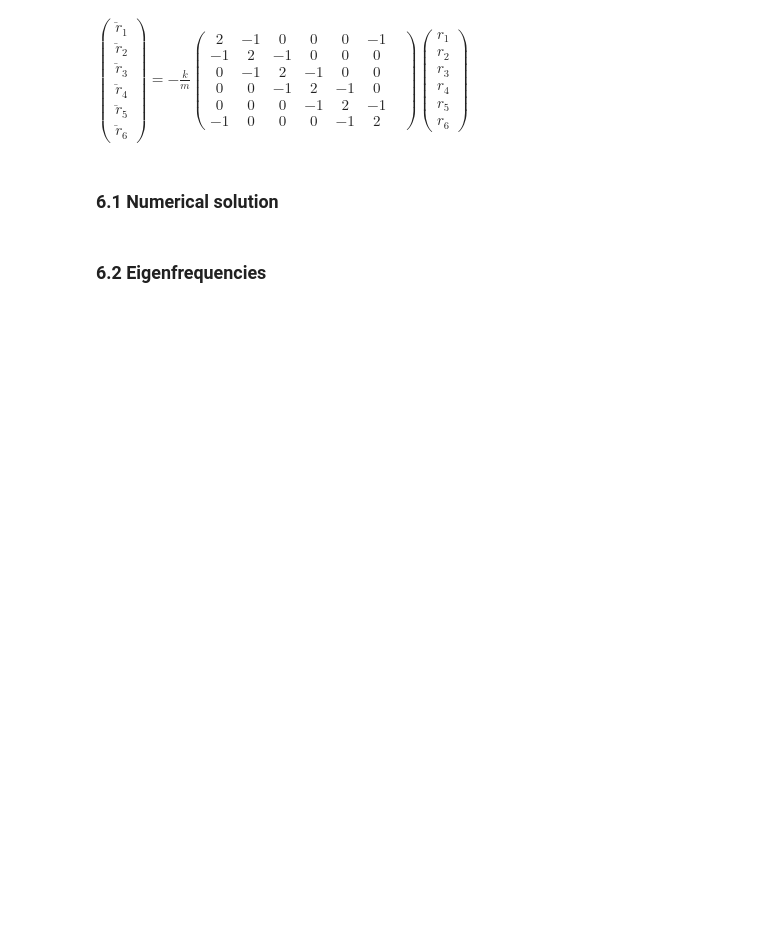
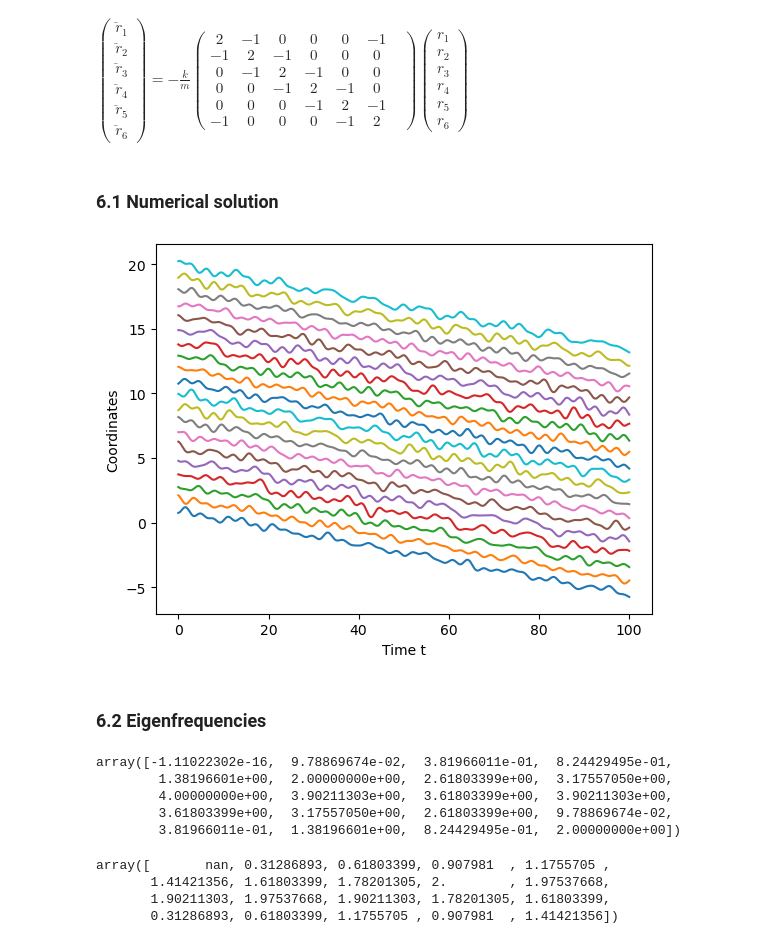
Before and after one commit to sage2003/Scientific-Computation-Udemy, a Jupyter notebook: Eigenvalue Problems.ipynb, the cells around one changed output. Saved outputs shown, nothing was run; the diff lists cells and outputs as text; code cells hidden in the pictures; blank space fills up the shorter version.

```diff
--- a/Eigenvalue Problems.ipynb
+++ b/Eigenvalue Problems.ipynb
@@ -551,7 +551,30 @@ plt.show()
 \begin{pmatrix}2&-1&0&0&0&-1\\-1&2&-1&0&0&0\\0&-1&2&-1&0&0\\0&0&-1&2&-1&0\\0&0&0&-1&2&-1\\-1&0&0&0&-1&2&\end{pmatrix}
 \begin{pmatrix}r_1\\ r_2\\ r_3\\r_4\\ r_5\\ r_6\end{pmatrix}
 \\)
+# %%
+n = 20
+
+def f_nosc_periodic(t, y):
+    r = y[0:n]
+    v = y[n:2*n]
+    eq = np.zeros(n)
+    eq[0] = -r[n-1] + 2*r[0] - r[1]
+    eq[1:-1] = -r[:-2] + 2*r[1:-1] - r[2:]
+    eq[n-1] = -r[n-2] + 2*r[n-1] - r[0]
+    return np.concatenate([v, -k/m * eq])
 # %% [markdown]
 ### 6.1 Numerical solution
+# %%
+yStart = 0.3*(2*np.random.rand(2*n)-1)*a
+
+solution_nosc_periodic = integrate.solve_ivp(f_nosc_periodic, [tStart, tEnd], yStart, method="RK45", t_eval=np.linspace(tStart, tEnd, 501))
+# %%
+plt.xlabel("Time t")
+plt.ylabel("Coordinates")
+
+for i in range(n):
+    plt.plot(solution_nosc_periodic.t, solution_nosc_periodic.y[i] + (i+1)*a)
+# %% [output]
+[figure, added]
 # %% [markdown]
 ### 6.2 Eigenfrequencies
@@ -558,3 +586,18 @@ plt.show()
+# %%
+np.linalg.eigvals(A)
+# %% [output]
+array([-1.11022302e-16,  9.78869674e-02,  3.81966011e-01,  8.24429495e-01,
+        1.38196601e+00,  2.00000000e+00,  2.61803399e+00,  3.17557050e+00,
+        4.00000000e+00,  3.90211303e+00,  3.61803399e+00,  3.90211303e+00,
+        3.61803399e+00,  3.17557050e+00,  2.61803399e+00,  9.78869674e-02,
+        3.81966011e-01,  1.38196601e+00,  8.24429495e-01,  2.00000000e+00])
+# %%
+np.sqrt(k/m) * np.sqrt( np.linalg.eigvals(A) )
+# %% [output]
+array([       nan, 0.31286893, 0.61803399, 0.907981  , 1.1755705 ,
+       1.41421356, 1.61803399, 1.78201305, 2.        , 1.97537668,
+       1.90211303, 1.97537668, 1.90211303, 1.78201305, 1.61803399,
+       0.31286893, 0.61803399, 1.1755705 , 0.907981  , 1.41421356])
 # %% [markdown]
 The first eigenvalue is zero. The corresponding mode is the translation that is allowed due to the periodic boundary conditions. It was forbidden before, since the system had fixed edges.
 
```
Also changed, not shown: parts of 17 cells of this notebook, 1 other file.
